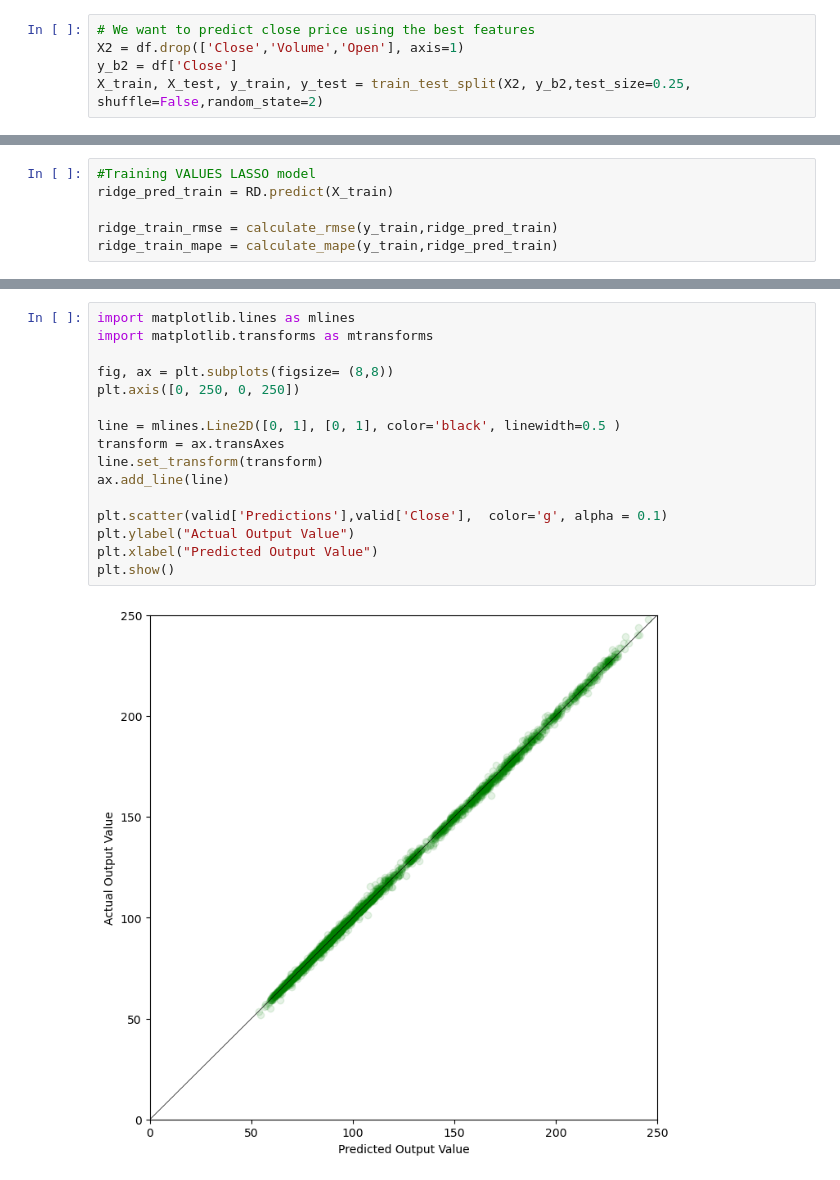
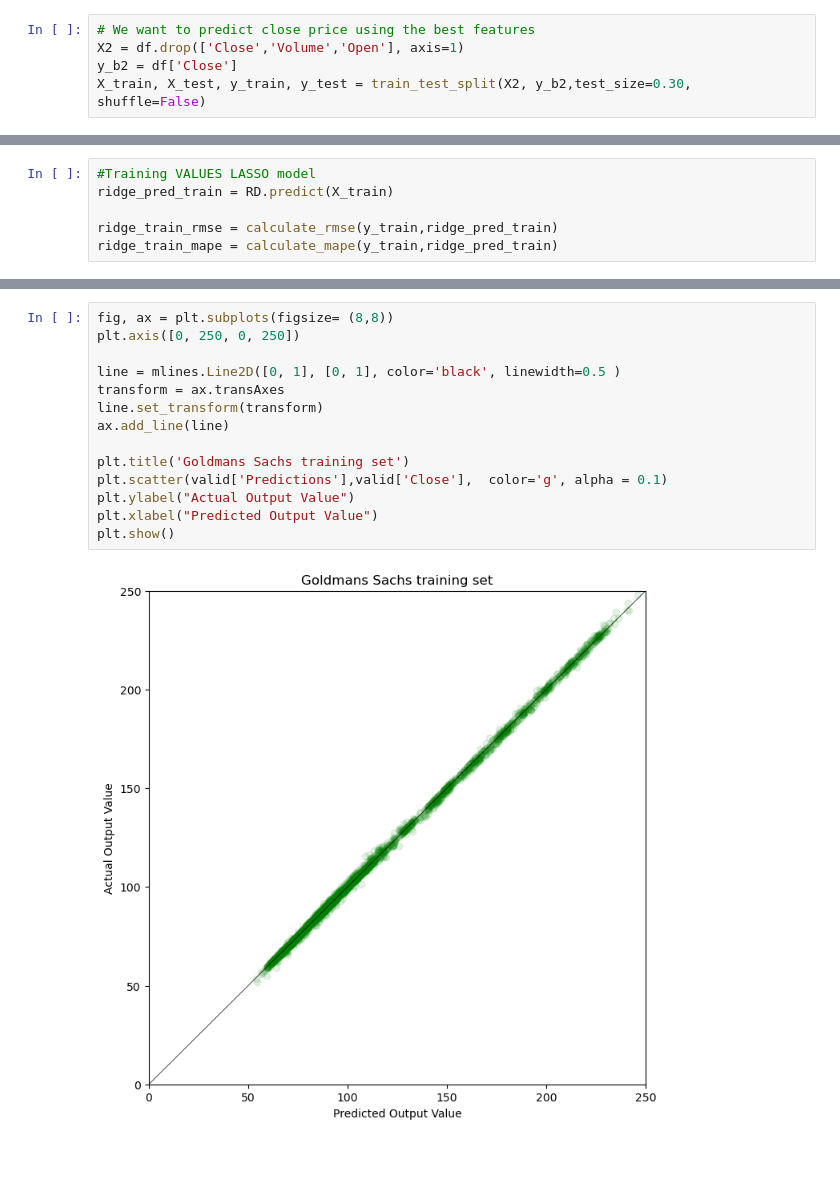
Before and after one commit to nkwleroux/YonseiAdvProgFinals, a Jupyter notebook: LassoRidge.ipynb, the cells around one changed output, grey strips where cells are left out. Saved outputs shown, nothing was run; the diff lists cells and outputs as text.

```diff
--- a/LassoRidge.ipynb
+++ b/LassoRidge.ipynb
@@ -242,7 +262,7 @@ plt.show()
 # We want to predict close price using the best features
 X2 = df.drop(['Close','Volume','Open'], axis=1)
 y_b2 = df['Close']
-X_train, X_test, y_train, y_test = train_test_split(X2, y_b2,test_size=0.25, shuffle=False,random_state=2)
+X_train, X_test, y_train, y_test = train_test_split(X2, y_b2,test_size=0.30, shuffle=False)
 # %%
 # Creating the Ridge model and training the Model
 
@@ -360,20 +403,18 @@ Try using .loc[row_indexer,col_indexer] = value instead
 See the caveats in the documentation: https://pandas.pydata.org/pandas-docs/stable/user_guide/indexing.html#returning-a-view-versus-a-copy
   valid['Predictions'] = predictions_train
 # %%
-import matplotlib.lines as mlines
-import matplotlib.transforms as mtransforms
-
 fig, ax = plt.subplots(figsize= (8,8))
 plt.axis([0, 250, 0, 250])
 
 line = mlines.Line2D([0, 1], [0, 1], color='black', linewidth=0.5 )
 transform = ax.transAxes
 line.set_transform(transform)
 ax.add_line(line)
 
+plt.title('Goldmans Sachs training set')
 plt.scatter(valid['Predictions'],valid['Close'],  color='g', alpha = 0.1)
 plt.ylabel("Actual Output Value")
 plt.xlabel("Predicted Output Value")
 plt.show()
 # %% [output]
-[figure, old version]
+[figure, new version]
```
Also changed, not shown: parts of 14 cells of this notebook, 1 other file.
